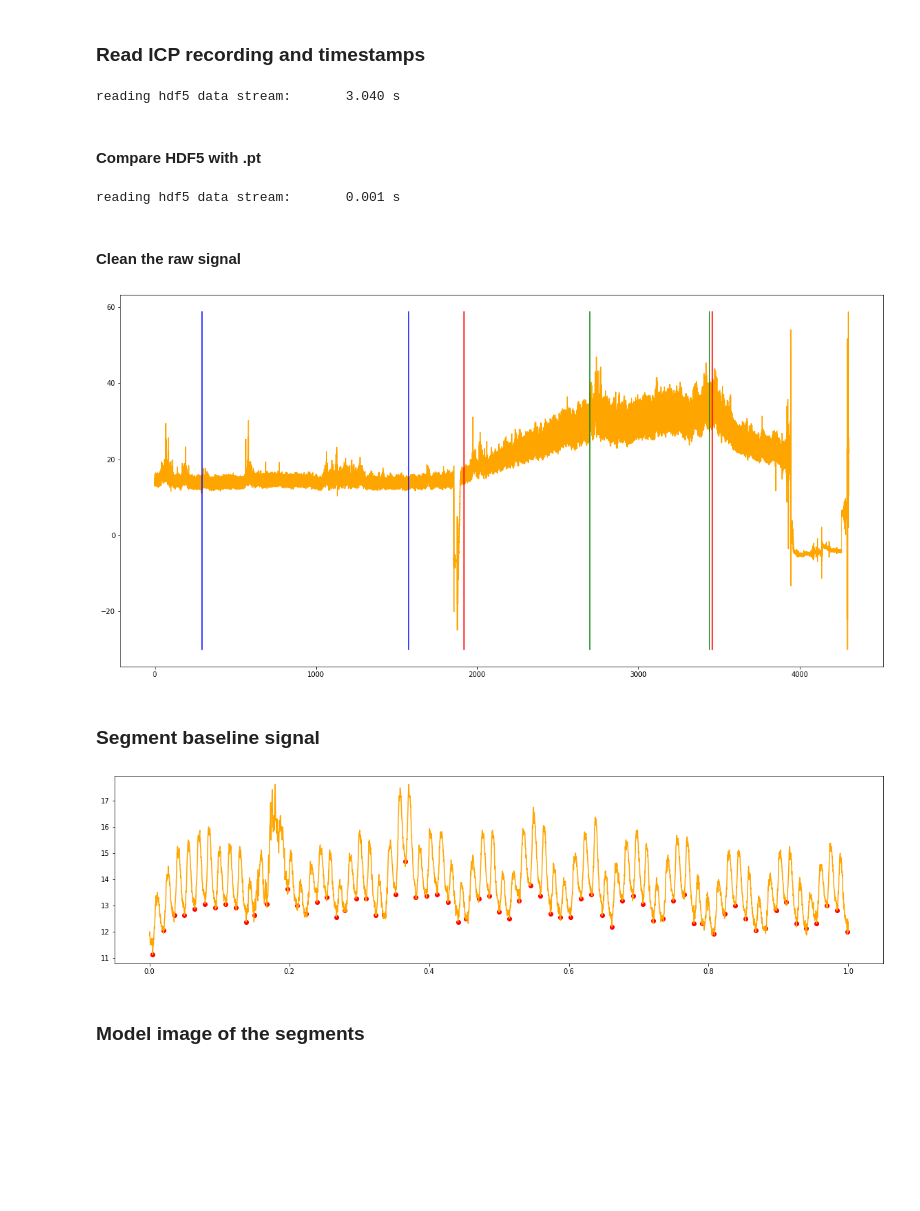
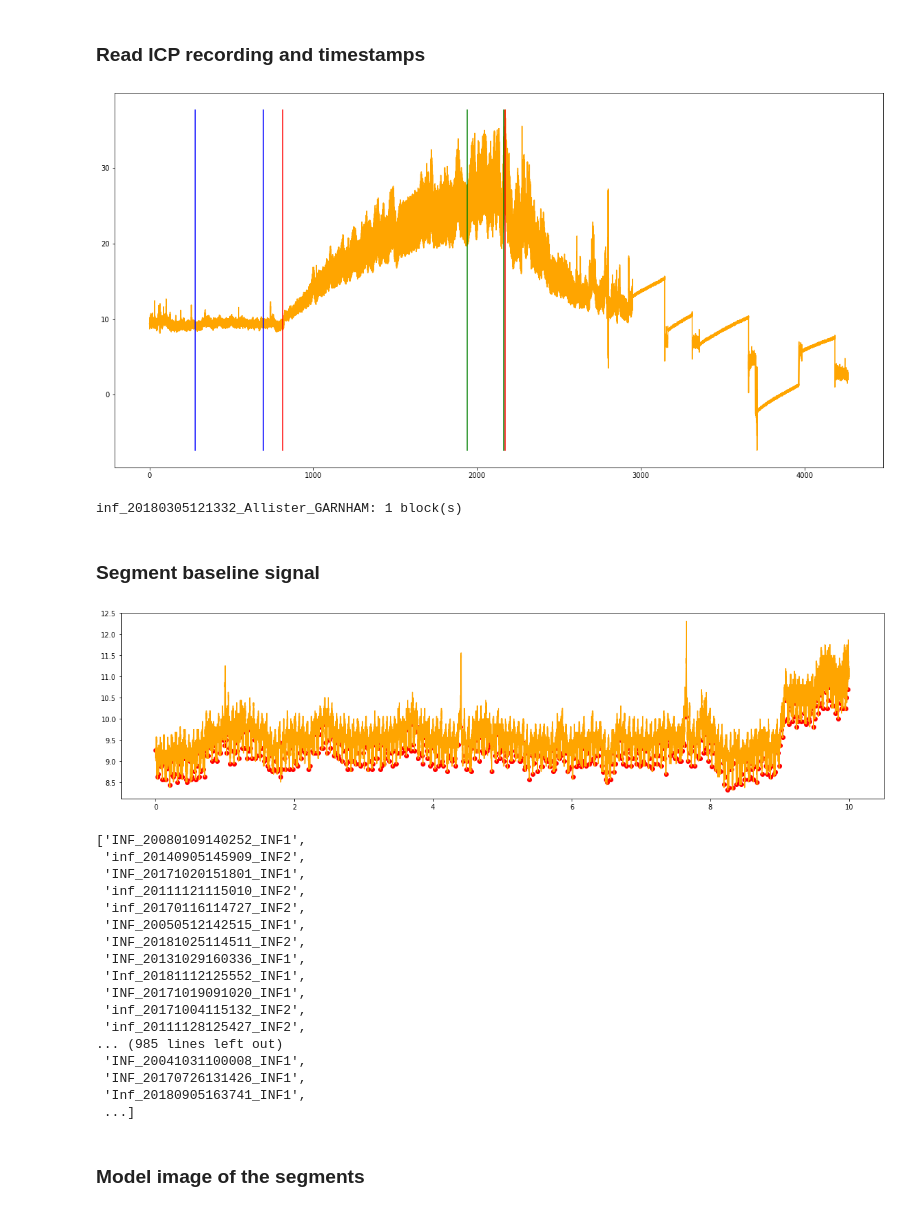
Before and after one commit to opeltre/revert, a Jupyter notebook: notebooks/pulse_extraction.ipynb, the cells around one changed output. Saved outputs shown, nothing was run; the diff lists cells and outputs as text; code cells hidden in the pictures; blank space fills up the shorter version.

```diff
--- a/notebooks/pulse_extraction.ipynb
+++ b/notebooks/pulse_extraction.ipynb
@@ -18,24 +16,15 @@ from revert.transforms import filter_spikes, bandpass, Troughs
 # %%
+from revert.transforms import filter_spikes, bandpass, Troughs
+
 db = infusion.Dataset("full")
 fs = 100
-file = db.get(1)
+file = db.get(33)
 
 # read full icp recording
-t0 = time()
 icp_raw = file.icp()
-t1 = time()
-print(f'reading hdf5 data stream:\t{t1 - t0:.3f} s')
+
+# interpolate on missing data points
+icp_full, mask = filter_spikes(icp_raw)
+
+# read timestamps from $INFUSION_DATASETS/periods-full.json
+periods = db.periods[file.key]
-# %% [output]
-reading hdf5 data stream:       3.040 s
-# %% [markdown]
-#### Compare HDF5 with .pt
-# %%
-torch.save(icp_raw, "icp_raw.pt")
-t0 = time()
-icp_raw = torch.load("icp_raw.pt")
-t1 = time()
-print(f'reading hdf5 data stream:\t{t1 - t0:.3f} s')
-# %% [output]
-reading hdf5 data stream:       0.001 s
-# %% [markdown]
-#### Clean the raw signal
@@ -45,33 +31,54 @@ icp_full, mask = filter_spikes(icp_raw)
 # %%
-# read timestamps from $INFUSION_DATASETS/periods-full.json
-periods = db.periods[file.key]
-
 # plot with timestamps
 rp.infusion(icp_full, periods)
 plt.show()
+print(f'{file.key}: {file.nblocks()} block(s)')
 # %% [output]
-[figure, old version]
+[figure, new version]
+inf_20180305121332_Allister_GARNHAM: 1 block(s)
 # %% [markdown]
 ### Segment baseline signal
 # %%
 # Baseline first minutes
-i0, i1 = periods["Baseline"]
-N = 1 * 6000
+i0     = periods["start"]
+i1, i2 = periods["Baseline"]
+N = 10 * 6000
 time = torch.arange(N) / (fs * 60)
-icp  = icp_full[int(100 * i0):int(100 * i0) + N]
+icp  = icp_full[int(100 * (i1 - i0)):int(100 * (i1 - i0)) + N]
 
 # Find diastoles
 argmin  = Troughs(N, 50)
 bp      = bandpass(0.6, 12, fs)
 troughs = argmin(bp(icp))
 
 # Plot
 plt.figure(figsize=(20, 5))
 plt.plot(time, icp, color='orange')
 plt.scatter(time[troughs], icp[troughs], color='red')
 plt.show()
 # %% [output]
-[figure, old version]
+[figure, new version]
+# %%
+db.filter(lambda f: db.periods[f.key]["Baseline"])
+list(db.periods.keys())
+# %% [output]
+['INF_20080109140252_INF1',
+ 'inf_20140905145909_INF2',
+ 'INF_20171020151801_INF1',
+ 'inf_20111121115010_INF2',
+ 'inf_20170116114727_INF2',
+ 'INF_20050512142515_INF1',
+ 'INF_20181025114511_INF2',
+ 'INF_20131029160336_INF1',
+ 'Inf_20181112125552_INF1',
+ 'INF_20171019091020_INF1',
+ 'inf_20171004115132_INF2',
+ 'inf_20111128125427_INF2',
+... (985 lines left out)
+ 'INF_20041031100008_INF1',
+ 'INF_20170726131426_INF1',
+ 'Inf_20180905163741_INF1',
+ ...]
 # %% [markdown]
 ### Model image of the segments
 # %%
```
Also changed, not shown: parts of 12 cells of this notebook.
